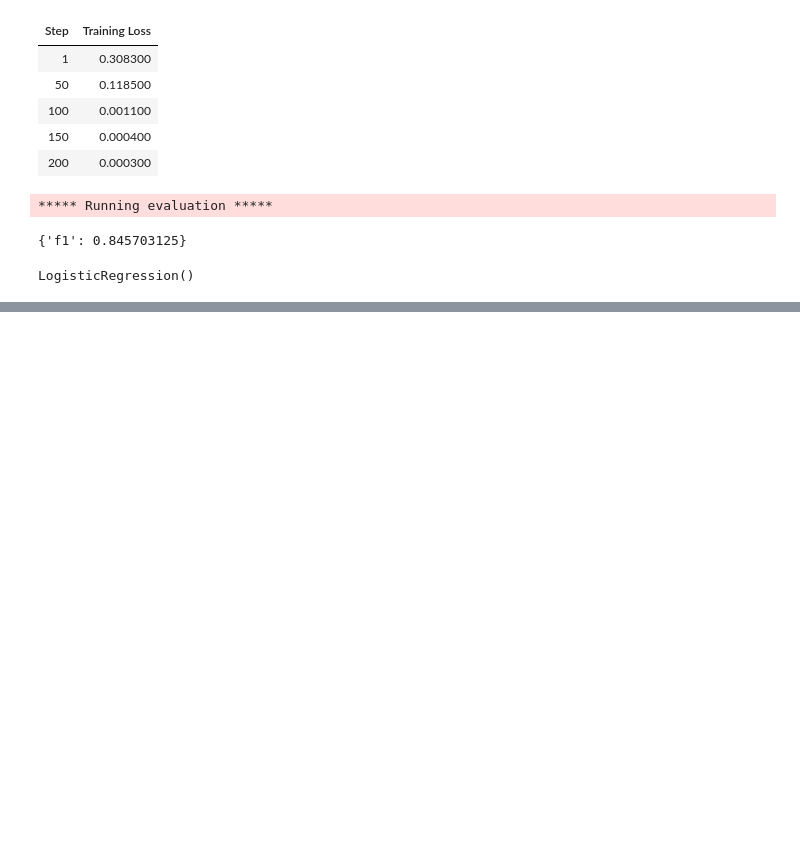
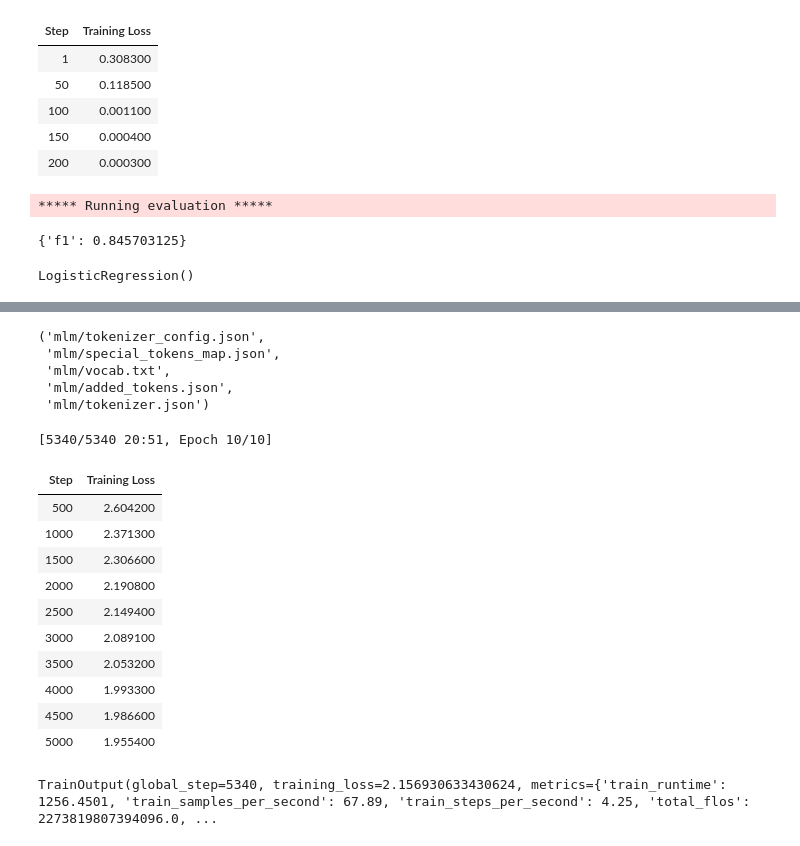
Before and after one commit to Samin-Sadaf7/Book-of-LLMs, a Jupyter notebook: HandsOnLLM_11.ipynb, the cells around one changed output, grey strips where cells are left out. Cells and saved outputs as stored; diff of their text form; code cells hidden in the pictures; blank space fills up the shorter version.

Commit message:
Finetuned and further made the model domain specific using masked language model

```diff
--- a/HandsOnLLM_11.ipynb
+++ b/HandsOnLLM_11.ipynb
@@ -434,0 +454,67 @@ LogisticRegression()
+# %%
+def preprocess_function(examples):
+  """Tokenize input data"""
+  return tokenizer(examples['text'], truncation=True)
+
+#Tokenize data
+tokenized_train = train_data.map(preprocess_function, batched=True)
+tokenized_train = tokenized_train.remove_columns("label")
+tokenized_test = test_data.map(preprocess_function, batched=True)
+tokenized_test = tokenized_test.remove_columns("label")
+# %%
+from transformers import DataCollatorForLanguageModeling
+
+#Pad the longest sequence in the batch
+data_collator = DataCollatorForLanguageModeling(
+    tokenizer=tokenizer,
+    mlm=True,
+    mlm_probability=0.15
+  )
+# %%
+from transformers import TrainingArguments, Trainer
+#Training arguments for parameter tuning
+training_args = TrainingArguments(
+    "model",
+    learning_rate=2e-5,
+    per_device_train_batch_size=16,
+    per_device_eval_batch_size=16,
+    num_train_epochs=10,
+    weight_decay=0.01,
+    save_strategy="epoch",
+    report_to="none"
+)
+#initialze trainer
+trainer = Trainer(
+    model=model,
+    args=training_args,
+    train_dataset=tokenized_train,
+    eval_dataset=tokenized_test,
+    tokenizer=tokenizer,
+    data_collator=data_collator,
+)
+# %%
+#Save pretrained tokenizer
+tokenizer.save_pretrained("mlm")
+# %% [output]
+('mlm/tokenizer_config.json',
+ 'mlm/special_tokens_map.json',
+ 'mlm/vocab.txt',
+ 'mlm/added_tokens.json',
+ 'mlm/tokenizer.json')
+# %%
+#Train model
+trainer.train()
+# %% [output]
+[5340/5340 20:51, Epoch 10/10]
+| Step | Training Loss |
+| 500 | 2.604200 |
+| 1000 | 2.371300 |
+| 1500 | 2.306600 |
+| 2000 | 2.190800 |
+| 2500 | 2.149400 |
+| 3000 | 2.089100 |
+| 3500 | 2.053200 |
+| 4000 | 1.993300 |
+| 4500 | 1.986600 |
+| 5000 | 1.955400 |
+TrainOutput(global_step=5340, training_loss=2.156930633430624, metrics={'train_runtime': 1256.4501, 'train_samples_per_second': 67.89, 'train_steps_per_second': 4.25, 'total_flos': 2273819807394096.0, ...
```
Also changed, not shown: parts of 10 cells of this notebook.
